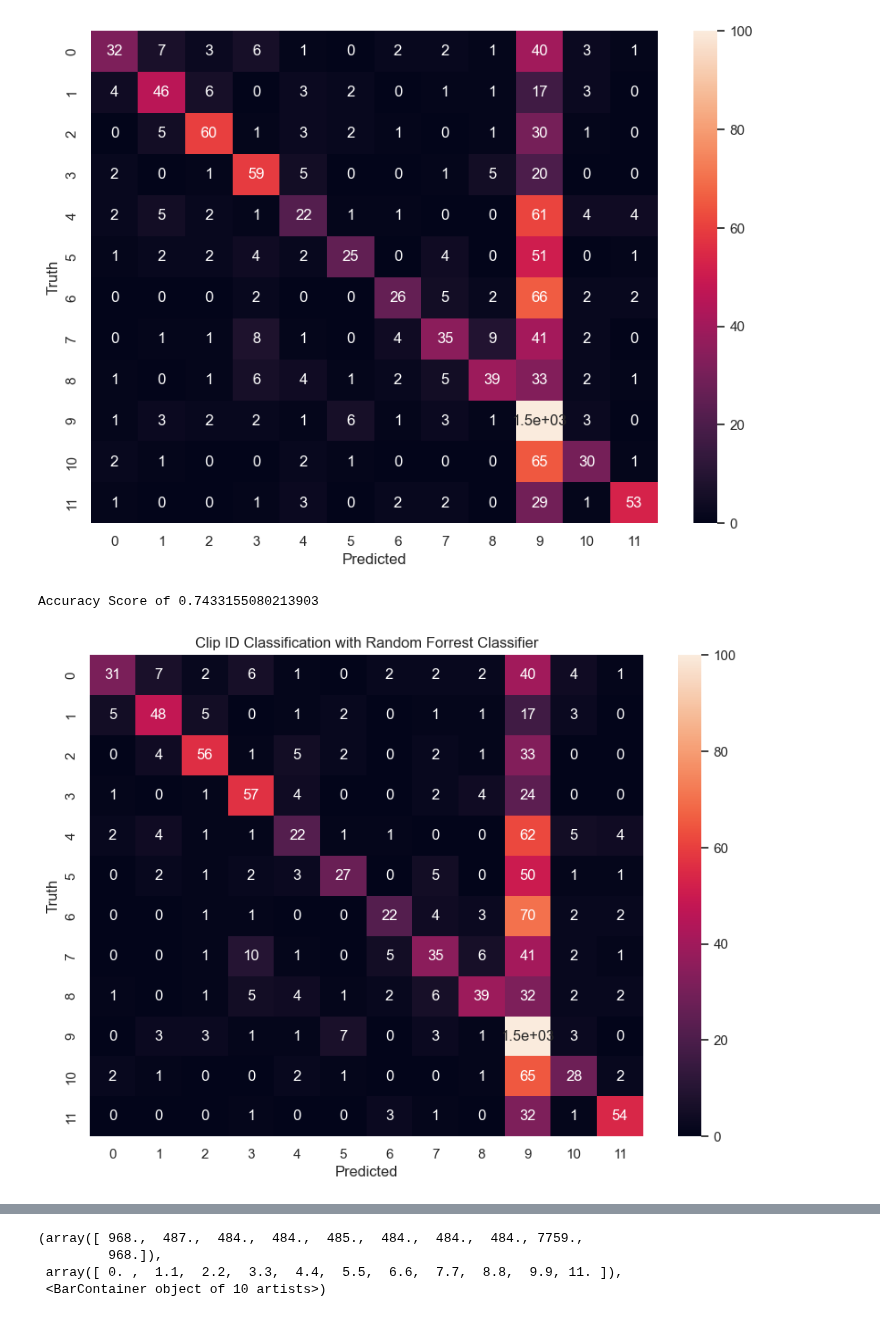
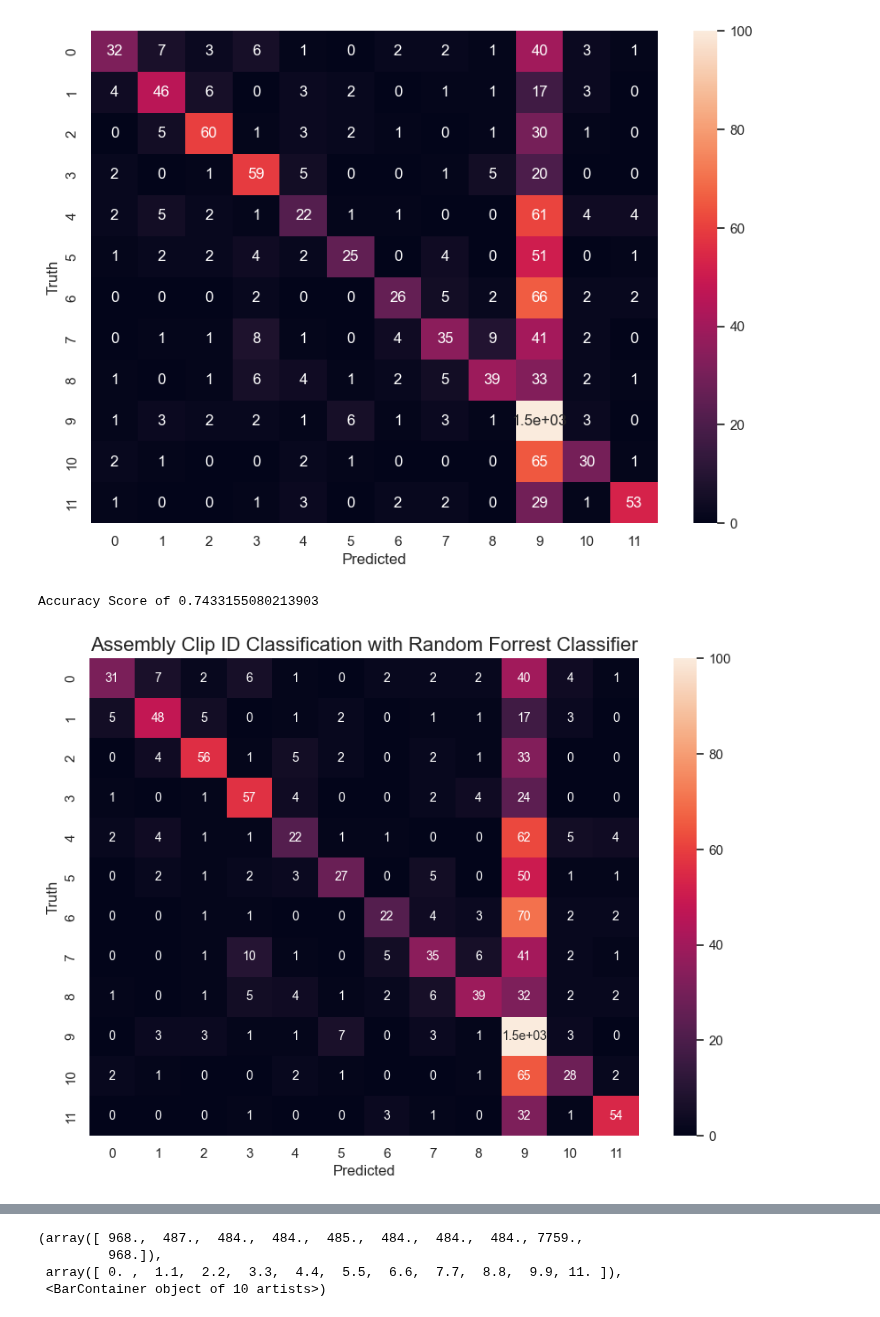
Before and after one commit to Jawagnercarena/Assembly_Organization, a Jupyter notebook: AssemblyPaperFigures/FigureCode/Figure4/Figure4.ipynb, the cells around one changed output, grey strips where cells are left out. Cells and saved outputs as stored; diff of their text form; code cells hidden in the pictures.

```diff
--- a/AssemblyPaperFigures/FigureCode/Figure4/Figure4.ipynb
+++ b/AssemblyPaperFigures/FigureCode/Figure4/Figure4.ipynb
@@ -973,36 +973,36 @@ clf = RandomForestClassifier(random_state=74)
 param_grid = {
     'n_estimators': [50, 100, 200],
     'max_depth': [None, 10, 20, 30],
     'min_samples_split': [2, 5, 10],
     'min_samples_leaf': [1, 2, 4]
 }
 
 # create the grid search object
 grid_search = GridSearchCV(estimator=clf, param_grid=param_grid, cv=5, n_jobs=-1)
 
 # fit the grid search
 grid_search.fit(X_train, y_train)
 
 # get the best model
 best_clf = grid_search.best_estimator_
 
 # predict the clip_ids
 y_pred = best_clf.predict(X_test)
 
 # print out the accuracy
 print("Accuracy Score of", accuracy_score(y_test, y_pred))
 
 # plot the confusion matrix
 cm = confusion_matrix(y_test, y_pred)
 plt.figure(figsize=(10,7))
-sns.heatmap(cm, annot=True, vmax = 100)
-plt.title("Clip ID Classification with Random Forrest Classifier")
+sns.heatmap(cm, annot=True, vmax = 100, annot_kws={"size": 35 / np.sqrt(len(cm))})
+plt.title("Assembly Clip ID Classification with Random Forrest Classifier", fontsize=16)
 plt.xlabel('Predicted')
 plt.ylabel('Truth')
 plt.show()
 # %% [output]
 Accuracy Score of 0.7433155080213903
-[figure, old version]
+[figure, new version]
 # %%
 from sklearn.svm import SVC
 
```
Also changed, not shown: parts of 13 cells of this notebook, 2 other files.
